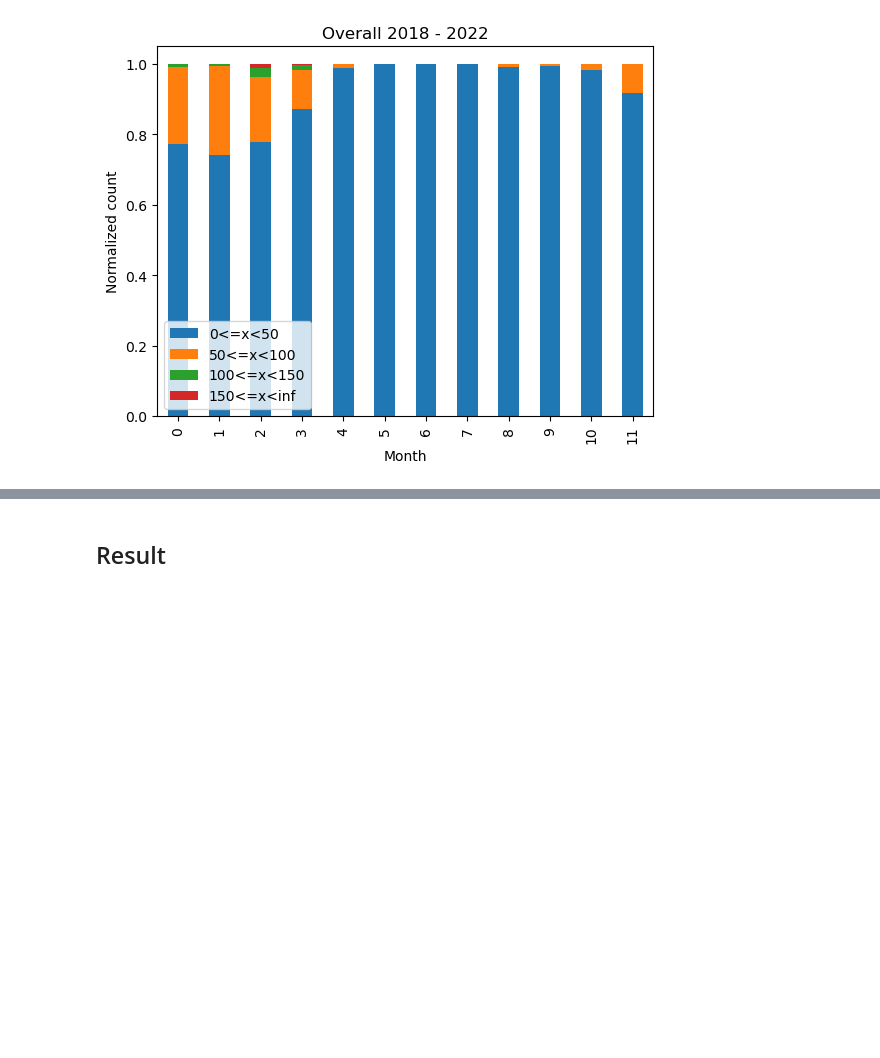
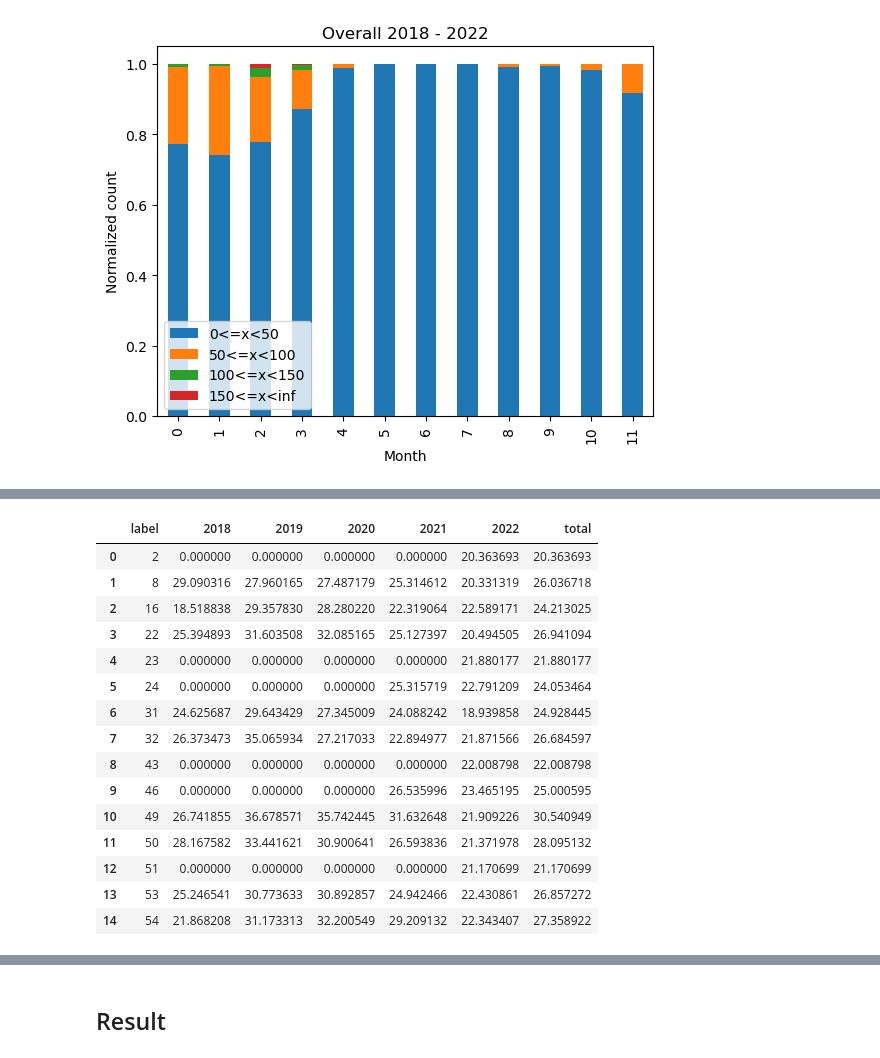
Before and after one commit to men31/DataMining_PM2_5, a Jupyter notebook: PM25_Coding/Data_Visualization/PM_Visualization.ipynb, the cells around one changed output, grey strips where cells are left out. Saved outputs shown, nothing was run; the diff lists cells and outputs as text; code cells hidden in the pictures; blank space fills up the shorter version.

```diff
--- a/PM25_Coding/Data_Visualization/PM_Visualization.ipynb
+++ b/PM25_Coding/Data_Visualization/PM_Visualization.ipynb
@@ -150,0 +171,21 @@ Text(0, 0.5, 'Normalized count')
+# %%
+def mean_province_sector(label_dict):
+    mean_label_dict = {'label':[], 'Mean PM2.5':[]}
+    if 'Date' in label_dict.keys():
+        del label_dict['Date']
+    for label, provinec_df in label_dict.items():
+        val = provinec_df.to_numpy().mean()
+        mean_label_dict['label'].append(int(label))
+        mean_label_dict['Mean PM2.5'].append(val)
+    mean_label_df = pd.DataFrame(mean_label_dict)
+    return mean_label_df
+# %%
+def mean_all_year_province_sector(PM_data, label_dict):
+    mean_label_dict = {str(i):0 for i in label_dict['label'].unique()}
+    for a_year, df in PM_data.items():
+        sector_label_dict = match_label_select_station(PM_data['2018'], label_dict)
+        a_mean_label_df = mean_province_sector(sector_label_dict)
+        a_mean_province_dict = a_mean_label_df.to_dict()
+        for key, val in a_mean_province_dict['label'].items():
+            mean_label_dict[val] += a_mean_province_dict['Mean PM2.5'][key]
+    return mean_label_dict
@@ -150,0 +203,21 @@ Text(0, 0.5, 'Normalized count')
+# %%
+c['total'] = c.drop(columns=['label']).mean(axis=1)
+c = c.fillna(0)
+c
+# %% [output]
+|  | label | 2018 | 2019 | 2020 | 2021 | 2022 | total |
+| 0 | 2 | 0.000000 | 0.000000 | 0.000000 | 0.000000 | 20.363693 | 20.363693 |
+| 1 | 8 | 29.090316 | 27.960165 | 27.487179 | 25.314612 | 20.331319 | 26.036718 |
+| 2 | 16 | 18.518838 | 29.357830 | 28.280220 | 22.319064 | 22.589171 | 24.213025 |
+| 3 | 22 | 25.394893 | 31.603508 | 32.085165 | 25.127397 | 20.494505 | 26.941094 |
+| 4 | 23 | 0.000000 | 0.000000 | 0.000000 | 0.000000 | 21.880177 | 21.880177 |
+| 5 | 24 | 0.000000 | 0.000000 | 0.000000 | 25.315719 | 22.791209 | 24.053464 |
+| 6 | 31 | 24.625687 | 29.643429 | 27.345009 | 24.088242 | 18.939858 | 24.928445 |
+| 7 | 32 | 26.373473 | 35.065934 | 27.217033 | 22.894977 | 21.871566 | 26.684597 |
+| 8 | 43 | 0.000000 | 0.000000 | 0.000000 | 0.000000 | 22.008798 | 22.008798 |
+| 9 | 46 | 0.000000 | 0.000000 | 0.000000 | 26.535996 | 23.465195 | 25.000595 |
+| 10 | 49 | 26.741855 | 36.678571 | 35.742445 | 31.632648 | 21.909226 | 30.540949 |
+| 11 | 50 | 28.167582 | 33.441621 | 30.900641 | 26.593836 | 21.371978 | 28.095132 |
+| 12 | 51 | 0.000000 | 0.000000 | 0.000000 | 0.000000 | 21.170699 | 21.170699 |
+| 13 | 53 | 25.246541 | 30.773633 | 30.892857 | 24.942466 | 22.430861 | 26.857272 |
+| 14 | 54 | 21.868208 | 31.173313 | 32.200549 | 29.209132 | 22.343407 | 27.358922 |
```
Also changed, not shown: parts of 14 cells of this notebook, 5 other files.
